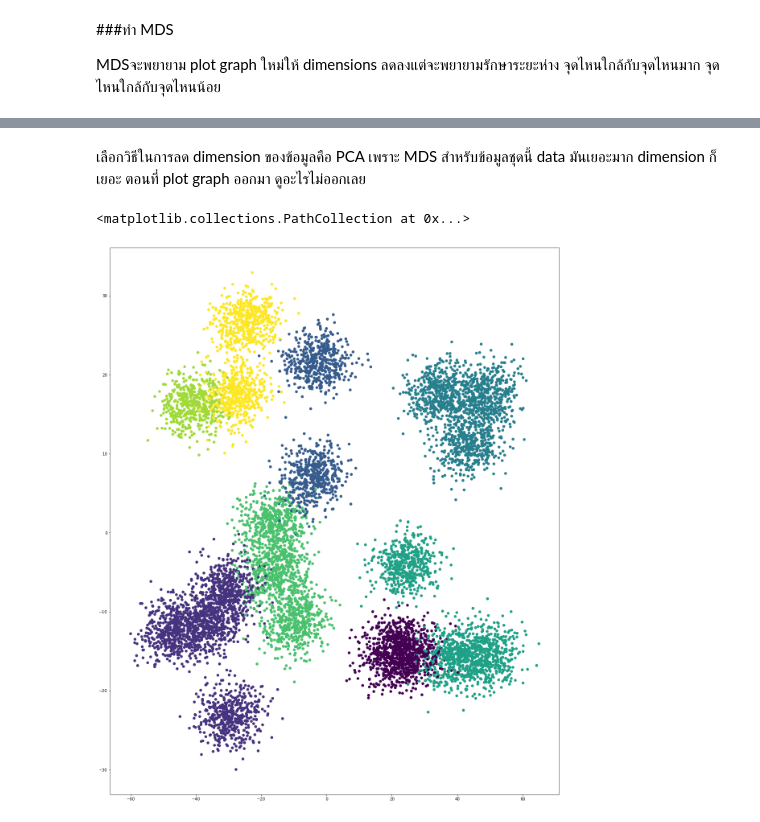
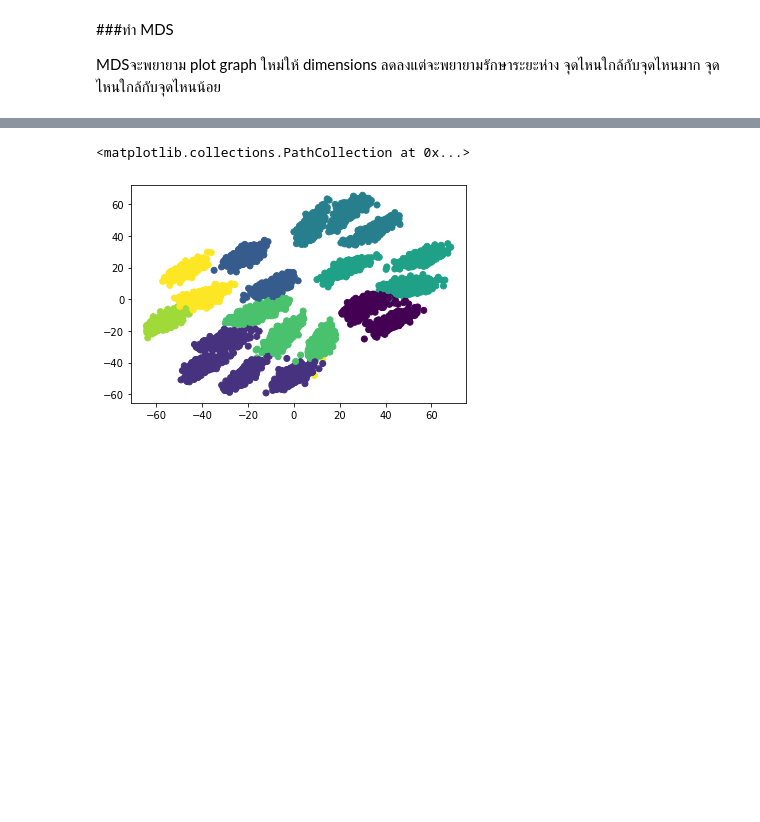
Before and after one commit to suphalaksana/Multivariate, a Jupyter notebook: Multivariate_Exam.ipynb, the cells around one changed output, grey strips where cells are left out. Drawn from its saved outputs; the diff is of its cells as text; code cells hidden in the pictures; blank space fills up the shorter version.

```diff
--- a/Multivariate_Exam.ipynb
+++ b/Multivariate_Exam.ipynb
@@ -278,4 +239,4 @@ KeyboardInterrupt: ignored
 # %%
-kmeans2 = KMeans(n_clusters=4,random_state=2021)
+kmeans2 = KMeans(n_clusters=8,random_state=2021)  #ให้ k= 8   ตามที่หาไว้
 kmeans2.fit(Data)
 g = kmeans2.predict(Data)
@@ -292,2 +242,0 @@ plt.colorbar();#บอกสเกลทำให้รู้ว่าสีข
-# %% [markdown]
-เลือกวิธีในการลด dimension ของข้อมูลคือ PCA  เพราะ MDS สำหรับข้อมูลชุดนี้ data มันเยอะมาก dimension ก็เยอะ ตอนที่ plot graph ออกมา ดูอะไรไม่ออกเลย
@@ -302,8 +243,8 @@ from matplotlib import pyplot as plt
 # %%
 kmeans = KMeans(random_state=2021)
 kmeans.fit(Data)
 y = kmeans.predict(Data)
-plt.scatter(new_pca2[:,0],new_pca2[:,1],c=y)
+plt.scatter(New_mds[:,0],New_mds[:,1],c=y)
 # %% [output]
 <matplotlib.collections.PathCollection at 0x...>
-[figure, old version]
+[figure, new version]
```
Also changed, not shown: parts of 39 cells of this notebook.
